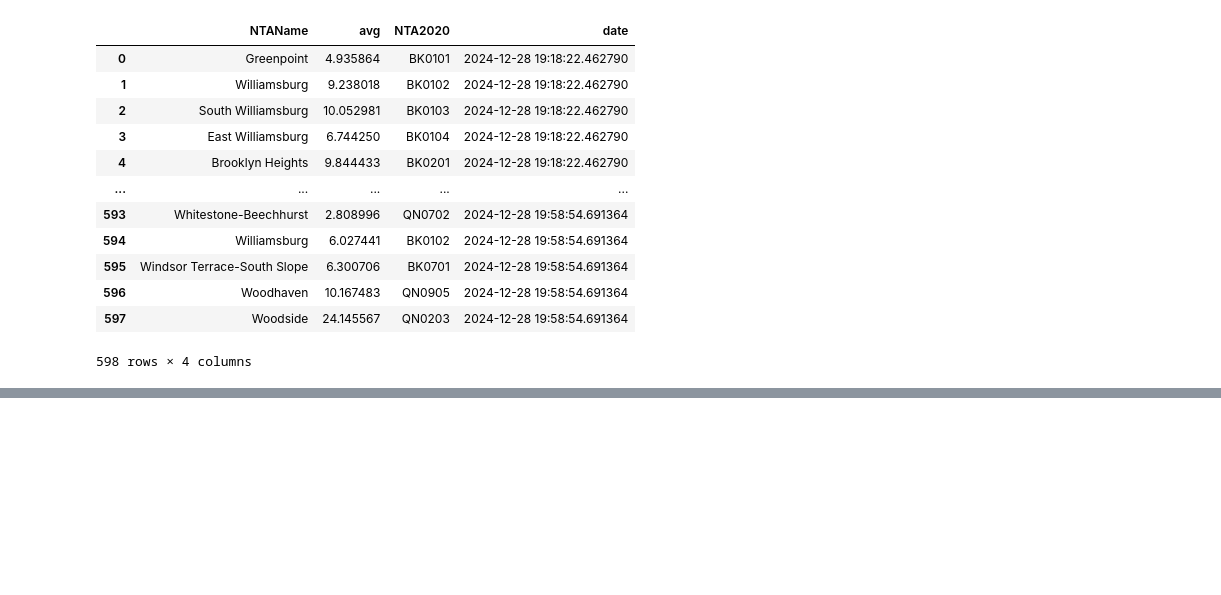
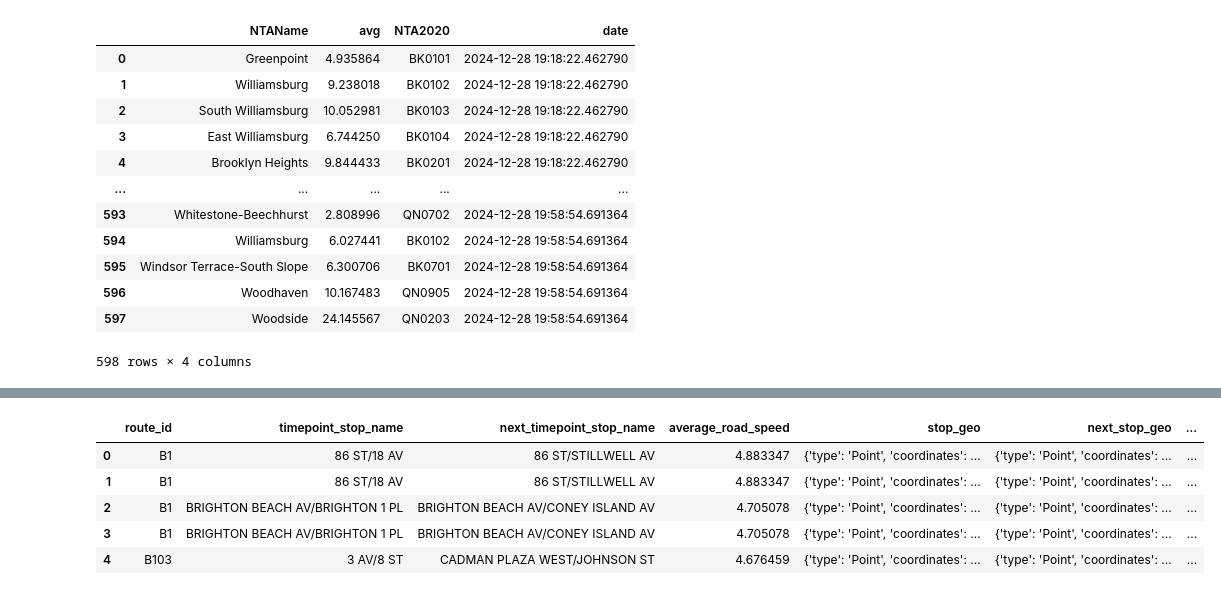
Before and after one commit to SamTGoodson/bus_reliability, a Jupyter notebook: test.ipynb, the cells around one changed output, grey strips where cells are left out. Drawn from its saved outputs; the diff is of its cells as text; code cells hidden in the pictures; blank space fills up the shorter version.

```diff
--- a/test.ipynb
+++ b/test.ipynb
@@ -763,0 +887,9 @@ pd.read_csv('static_data/rolling_avg.csv')
+# %%
+slowest_routes_lines.head()
+# %% [output]
+|  | route_id | timepoint_stop_name | next_timepoint_stop_name | average_road_speed | stop_geo | next_stop_geo | ... |
+| 0 | B1 | 86 ST/18 AV | 86 ST/STILLWELL AV | 4.883347 | {'type': 'Point', 'coordinates': ... | {'type': 'Point', 'coordinates': ... | ... |
+| 1 | B1 | 86 ST/18 AV | 86 ST/STILLWELL AV | 4.883347 | {'type': 'Point', 'coordinates': ... | {'type': 'Point', 'coordinates': ... | ... |
+| 2 | B1 | BRIGHTON BEACH AV/BRIGHTON 1 PL | BRIGHTON BEACH AV/CONEY ISLAND AV | 4.705078 | {'type': 'Point', 'coordinates': ... | {'type': 'Point', 'coordinates': ... | ... |
+| 3 | B1 | BRIGHTON BEACH AV/BRIGHTON 1 PL | BRIGHTON BEACH AV/CONEY ISLAND AV | 4.705078 | {'type': 'Point', 'coordinates': ... | {'type': 'Point', 'coordinates': ... | ... |
+| 4 | B103 | 3 AV/8 ST | CADMAN PLAZA WEST/JOHNSON ST | 4.676459 | {'type': 'Point', 'coordinates': ... | {'type': 'Point', 'coordinates': ... | ... |
```
Also changed, not shown: parts of 40 cells of this notebook, 1 other file.
